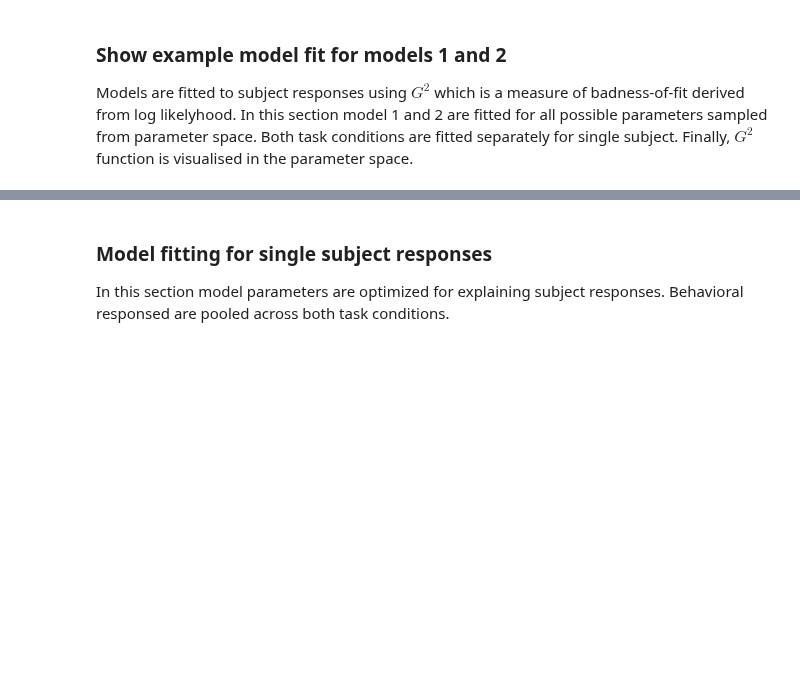
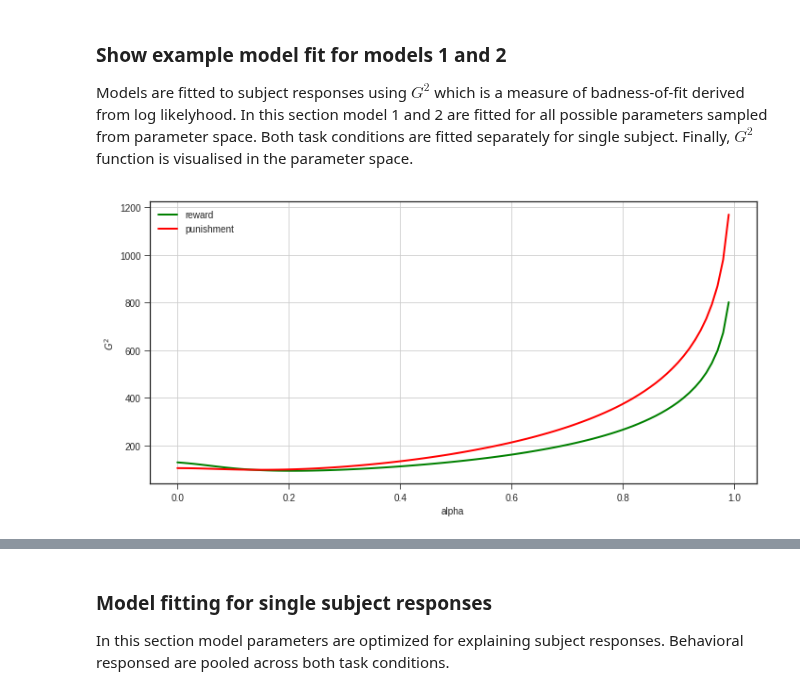
Before and after one commit to kbonna/decidenet, a Jupyter notebook: behavioral_analysis/dn_ba_03_single_subject_model_fit.ipynb, the cells around one changed output, grey strips where cells are left out. Saved outputs shown, nothing was run; the diff lists cells and outputs as text; code cells hidden in the pictures; blank space fills up the shorter version.

```diff
--- a/behavioral_analysis/dn_ba_03_single_subject_model_fit.ipynb
+++ b/behavioral_analysis/dn_ba_03_single_subject_model_fit.ipynb
@@ -26,0 +33,17 @@
+# %%
+beh_path = "/home/kmb/Desktop/Neuroscience/Projects/BONNA_decide_net/" \
+           "data/main_fmri_study/behavioral/behavioral_data_clean_all.npy"
+beh_meta_path = beh_path.replace('npy', 'json')
+
+# Load behavioral data
+beh = np.load(beh_path)
+with open(beh_meta_path, 'r') as f:
+    meta = json.loads(f.read())
+
+print("Shape of beh array:", beh.shape)
+print("Conditions", [(i, cond) for i, cond in enumerate(meta['dim2'])])
+print("Columns:", [(i, col) for i, col in enumerate(meta['dim4'])])
+
+n_subjects = beh.shape[0]
+n_conditions = beh.shape[1]
+n_trials = beh.shape[2]
@@ -142,5 +202,33 @@ def model3(df, info, alpha, theta, gamma, delta):
 # %% [markdown]
 ### Show example model fit for models 1 and 2
 Models are fitted to subject responses using $G^2$ which is a measure of badness-of-fit derived from log likelyhood. In this section model 1 and 2 are fitted for all possible parameters sampled from parameter space. Both task conditions are fitted separately for single subject. Finally, $G^2$  function is visualised in the parameter space.
+# %%
+N_grid = 100
+subject = 1
+
+### Model 1 #################################################################
+alpha = np.linspace(0, 1, N_grid)
+
+fit1 = np.zeros((2, N_grid))
+for i, a in enumerate(alpha):
+    fit1[0, i] = g_square(beh, meta, subject, 0,
+                          model1(beh, meta, subject, 0, a))
+    fit1[1, i] = g_square(beh, meta, subject, 1,
+                          model1(beh, meta, subject, 1, a))
+
+
+# Figure 1
+fig1, ax = plt.subplots(facecolor='w', figsize=(10, 5))
+ax.plot(alpha, fit1[0,:], linewidth=2, color='g', label='reward')
+ax.plot(alpha, fit1[1,:], linewidth=2, color='r', label='punishment')
+
+ax.set_ylabel('$G^2$')
+ax.set_xlabel('alpha')
+ax.legend()
+ax.grid()
+
+plt.tight_layout()
+# %% [output]
+[figure, added]
 # %%
 N_grid = 100
```
Also changed, not shown: parts of 11 cells of this notebook.
